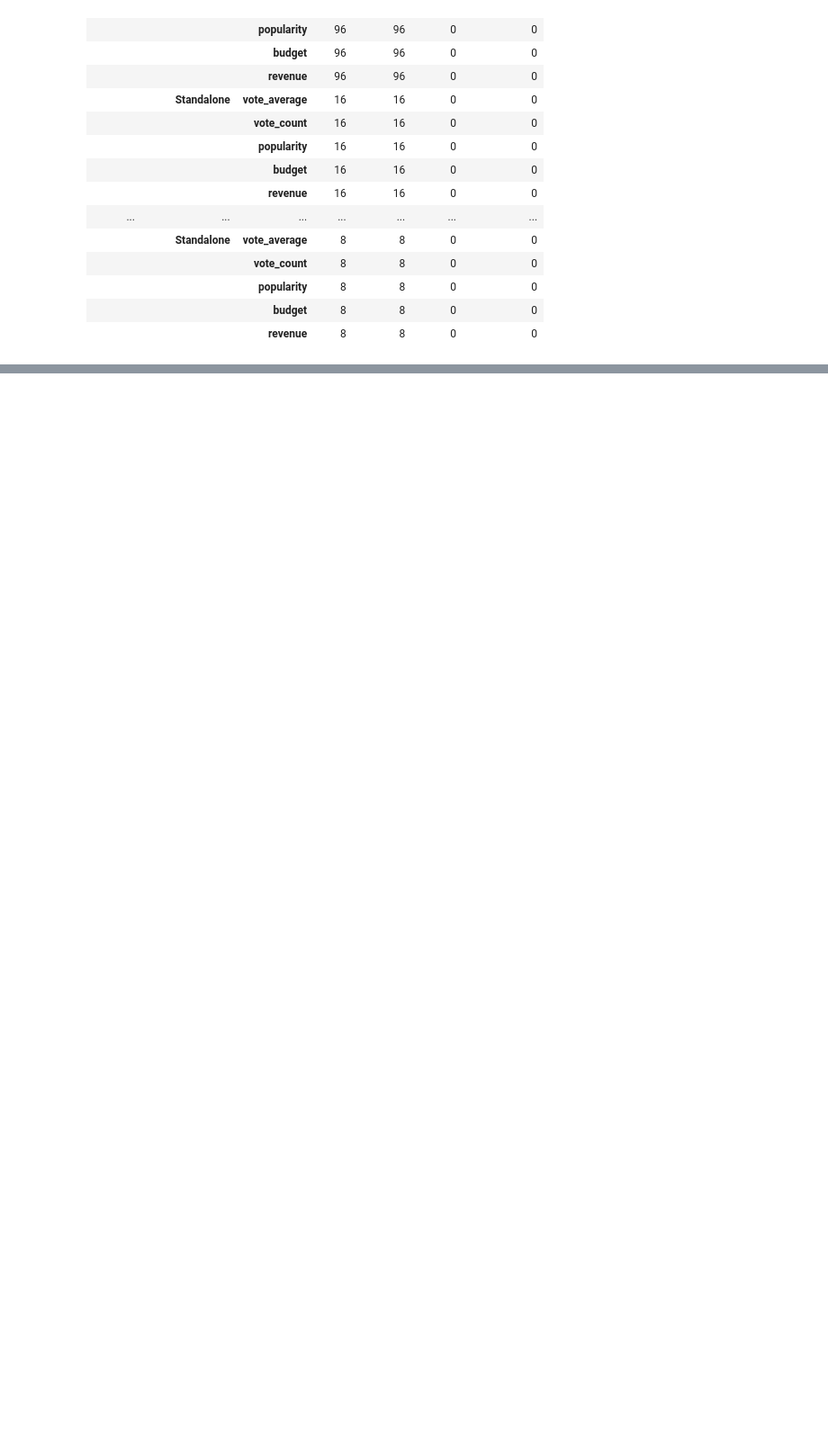
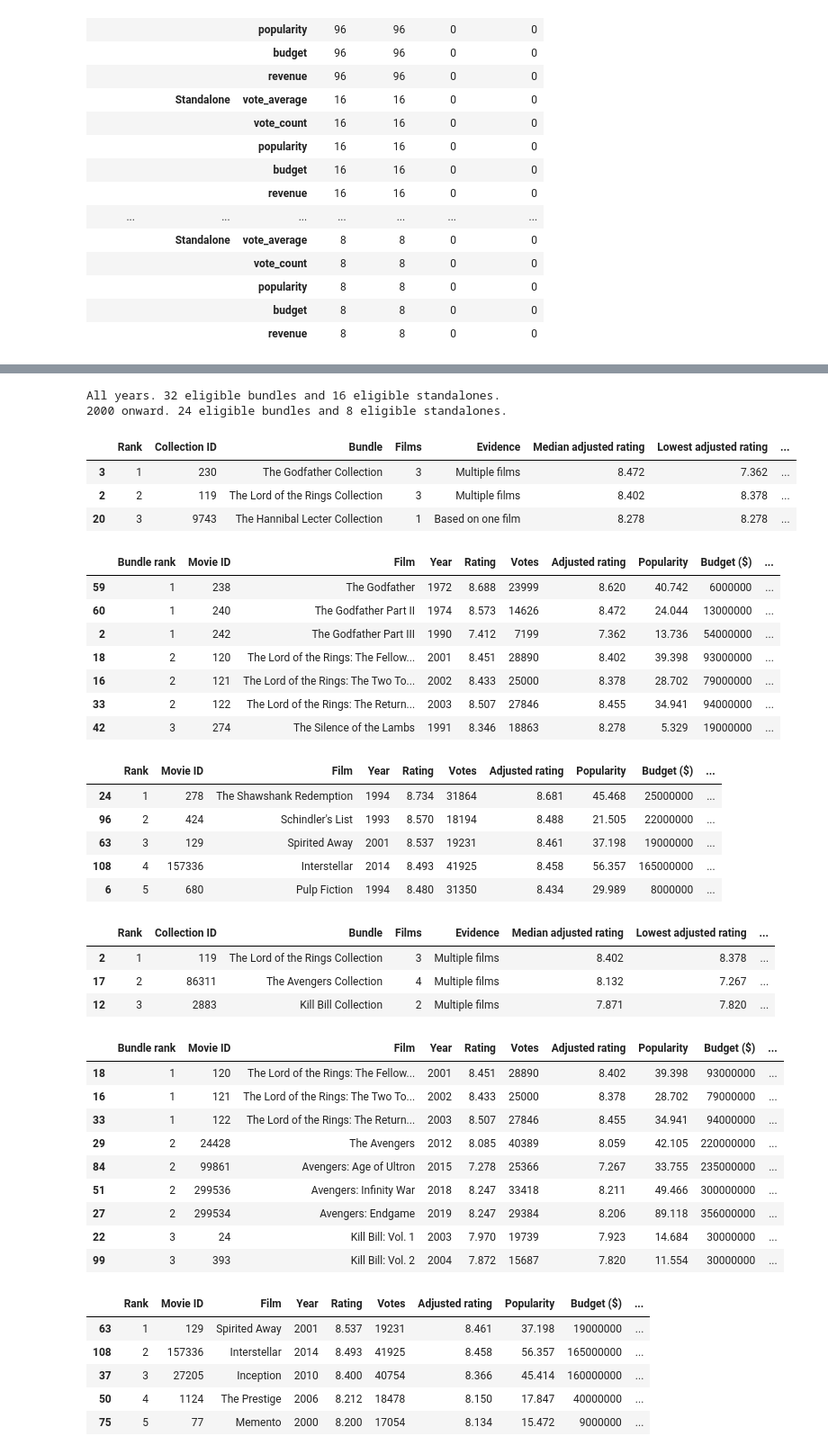
Before and after one commit to ishola-amalitech/streamvault, a Jupyter notebook: notebooks/04_recommendation.ipynb, the cells around one changed output, grey strips where cells are left out. Shown at 90% size. Drawn from its saved outputs; the diff is of its cells as text; code cells hidden in the pictures; blank space fills up the shorter version.

```diff
--- a/notebooks/04_recommendation.ipynb
+++ b/notebooks/04_recommendation.ipynb
@@ -527,0 +705,72 @@ display(outcome_coverage)
+# %%
+# Rename and round for display only. The ranked tables keep full precision.
+film_columns = {
+    "movie_id": "Movie ID", "title": "Film", "release_year": "Year",
+    "vote_average": "Rating", "vote_count": "Votes", "adjusted_rating": "Adjusted rating",
+    "popularity": "Popularity", "budget": "Budget ($)", "revenue": "Gross ($)",
+    "gross_minus_budget": "Gross less budget ($)",
+    "gross_difference_to_budget": "Difference / budget",
+}
+bundle_columns = {
+    "rank": "Rank", "collection_id": "Collection ID", "collection_name": "Bundle", "films": "Films",
+    "film_evidence": "Evidence", "median_adjusted_rating": "Median adjusted rating", "lowest_adjusted_rating": "Lowest adjusted rating",
+    "median_votes": "Median votes", "films_with_budget_and_gross": "Films with positive budget and gross",
+    "median_budget": "Median budget ($)", "median_gross": "Median gross ($)",
+    "median_gross_minus_budget": "Median gross less budget ($)",
+    "median_gross_difference_to_budget": "Median difference / budget",
+}
+for window in windows:
+    bundle_count = len(ranked_bundles[window])
+    standalone_count = len(ranked_standalones[window])
+    print(f"{window}. {bundle_count} eligible bundles and {standalone_count} eligible standalones.")
+    if bundle_count < bundle_target:
+        print(f"Only {bundle_count} of {bundle_target} bundle spots can be filled under the eligibility rules.")
+    if standalone_count < standalone_target:
+        print(f"Only {standalone_count} of {standalone_target} standalone spots can be filled under the eligibility rules.")
+
+    display(bundle_shortlists[window][list(bundle_columns)].rename(columns=bundle_columns).round(3))
+    member_columns = {"bundle_rank": "Bundle rank", **film_columns}
+    display(shortlisted_bundle_films[window][list(member_columns)].rename(columns=member_columns).round(3))
+    standalone_columns = {"rank": "Rank", **film_columns}
+    display(standalone_shortlists[window][list(standalone_columns)].rename(columns=standalone_columns).round(3))
+# %% [output]
+All years. 32 eligible bundles and 16 eligible standalones.
+2000 onward. 24 eligible bundles and 8 eligible standalones.
+|  | Rank | Collection ID | Bundle | Films | Evidence | Median adjusted rating | Lowest adjusted rating | ... |
+| 3 | 1 | 230 | The Godfather Collection | 3 | Multiple films | 8.472 | 7.362 | ... |
+| 2 | 2 | 119 | The Lord of the Rings Collection | 3 | Multiple films | 8.402 | 8.378 | ... |
+| 20 | 3 | 9743 | The Hannibal Lecter Collection | 1 | Based on one film | 8.278 | 8.278 | ... |
+|  | Bundle rank | Movie ID | Film | Year | Rating | Votes | Adjusted rating | Popularity | Budget ($) | ... |
+| 59 | 1 | 238 | The Godfather | 1972 | 8.688 | 23999 | 8.620 | 40.742 | 6000000 | ... |
+| 60 | 1 | 240 | The Godfather Part II | 1974 | 8.573 | 14626 | 8.472 | 24.044 | 13000000 | ... |
+| 2 | 1 | 242 | The Godfather Part III | 1990 | 7.412 | 7199 | 7.362 | 13.736 | 54000000 | ... |
+| 18 | 2 | 120 | The Lord of the Rings: The Fellow... | 2001 | 8.451 | 28890 | 8.402 | 39.398 | 93000000 | ... |
+| 16 | 2 | 121 | The Lord of the Rings: The Two To... | 2002 | 8.433 | 25000 | 8.378 | 28.702 | 79000000 | ... |
+| 33 | 2 | 122 | The Lord of the Rings: The Return... | 2003 | 8.507 | 27846 | 8.455 | 34.941 | 94000000 | ... |
+| 42 | 3 | 274 | The Silence of the Lambs | 1991 | 8.346 | 18863 | 8.278 | 5.329 | 19000000 | ... |
+|  | Rank | Movie ID | Film | Year | Rating | Votes | Adjusted rating | Popularity | Budget ($) | ... |
+| 24 | 1 | 278 | The Shawshank Redemption | 1994 | 8.734 | 31864 | 8.681 | 45.468 | 25000000 | ... |
+| 96 | 2 | 424 | Schindler's List | 1993 | 8.570 | 18194 | 8.488 | 21.505 | 22000000 | ... |
+| 63 | 3 | 129 | Spirited Away | 2001 | 8.537 | 19231 | 8.461 | 37.198 | 19000000 | ... |
+| 108 | 4 | 157336 | Interstellar | 2014 | 8.493 | 41925 | 8.458 | 56.357 | 165000000 | ... |
+| 6 | 5 | 680 | Pulp Fiction | 1994 | 8.480 | 31350 | 8.434 | 29.989 | 8000000 | ... |
+|  | Rank | Collection ID | Bundle | Films | Evidence | Median adjusted rating | Lowest adjusted rating | ... |
+| 2 | 1 | 119 | The Lord of the Rings Collection | 3 | Multiple films | 8.402 | 8.378 | ... |
+| 17 | 2 | 86311 | The Avengers Collection | 4 | Multiple films | 8.132 | 7.267 | ... |
+| 12 | 3 | 2883 | Kill Bill Collection | 2 | Multiple films | 7.871 | 7.820 | ... |
+|  | Bundle rank | Movie ID | Film | Year | Rating | Votes | Adjusted rating | Popularity | Budget ($) | ... |
+| 18 | 1 | 120 | The Lord of the Rings: The Fellow... | 2001 | 8.451 | 28890 | 8.402 | 39.398 | 93000000 | ... |
+| 16 | 1 | 121 | The Lord of the Rings: The Two To... | 2002 | 8.433 | 25000 | 8.378 | 28.702 | 79000000 | ... |
+| 33 | 1 | 122 | The Lord of the Rings: The Return... | 2003 | 8.507 | 27846 | 8.455 | 34.941 | 94000000 | ... |
+| 29 | 2 | 24428 | The Avengers | 2012 | 8.085 | 40389 | 8.059 | 42.105 | 220000000 | ... |
+| 84 | 2 | 99861 | Avengers: Age of Ultron | 2015 | 7.278 | 25366 | 7.267 | 33.755 | 235000000 | ... |
+| 51 | 2 | 299536 | Avengers: Infinity War | 2018 | 8.247 | 33418 | 8.211 | 49.466 | 300000000 | ... |
+| 27 | 2 | 299534 | Avengers: Endgame | 2019 | 8.247 | 29384 | 8.206 | 89.118 | 356000000 | ... |
+| 22 | 3 | 24 | Kill Bill: Vol. 1 | 2003 | 7.970 | 19739 | 7.923 | 14.684 | 30000000 | ... |
+| 99 | 3 | 393 | Kill Bill: Vol. 2 | 2004 | 7.872 | 15687 | 7.820 | 11.554 | 30000000 | ... |
+|  | Rank | Movie ID | Film | Year | Rating | Votes | Adjusted rating | Popularity | Budget ($) | ... |
+| 63 | 1 | 129 | Spirited Away | 2001 | 8.537 | 19231 | 8.461 | 37.198 | 19000000 | ... |
+| 108 | 2 | 157336 | Interstellar | 2014 | 8.493 | 41925 | 8.458 | 56.357 | 165000000 | ... |
+| 37 | 3 | 27205 | Inception | 2010 | 8.400 | 40754 | 8.366 | 45.414 | 160000000 | ... |
+| 50 | 4 | 1124 | The Prestige | 2006 | 8.212 | 18478 | 8.150 | 17.847 | 40000000 | ... |
+| 75 | 5 | 77 | Memento | 2000 | 8.200 | 17054 | 8.134 | 15.472 | 9000000 | ... |
```
Also changed, not shown: parts of 12 cells of this notebook, 5 other files.
